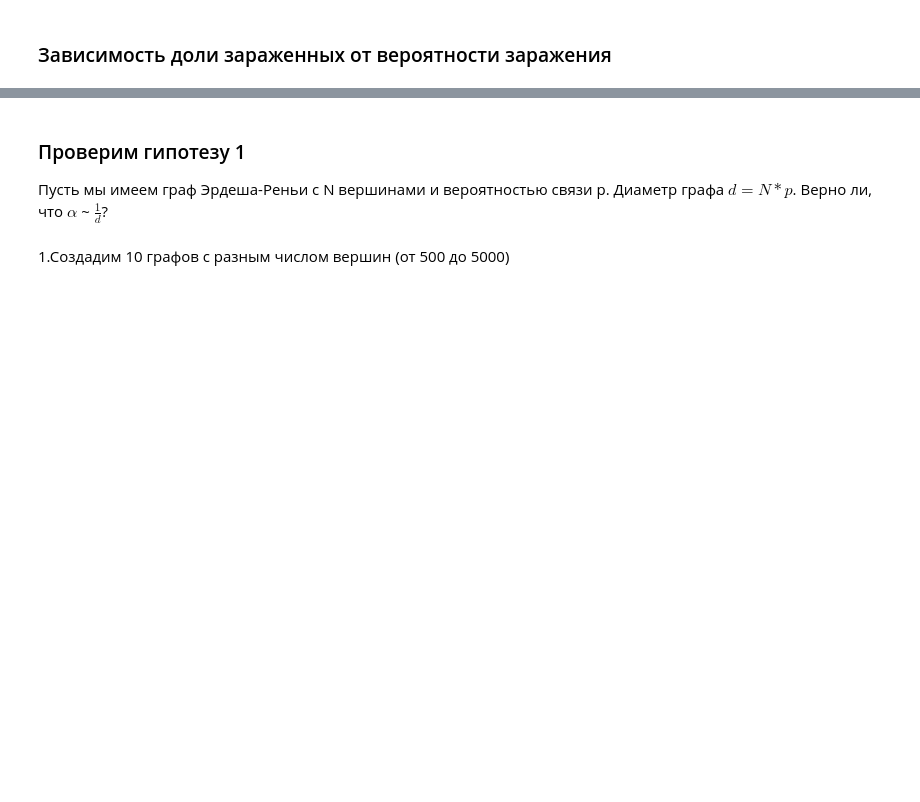
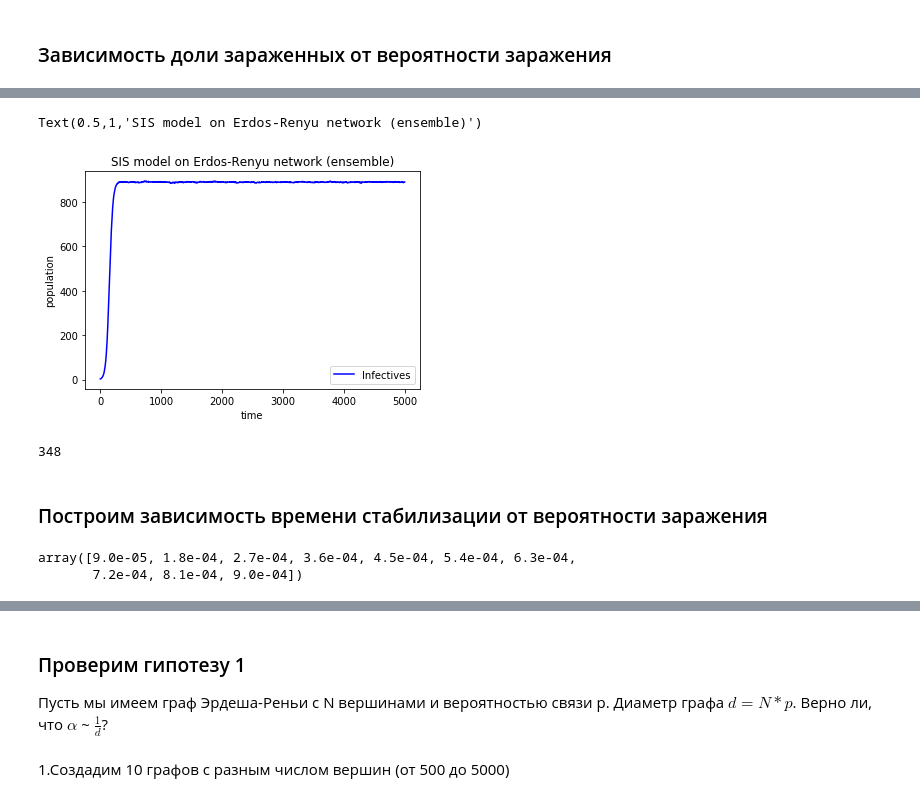
Before and after one commit to tsyrendylykova/multilayerNetwork, a Jupyter notebook: Senior thesis. Hypotheses 1.ipynb, the cells around one changed output, grey strips where cells are left out. Saved outputs shown, nothing was run; the diff lists cells and outputs as text; code cells hidden in the pictures; blank space fills up the shorter version.

Commit message:
stability time as a function of infected prob

```diff
--- a/Senior thesis. Hypotheses 1.ipynb
+++ b/Senior thesis. Hypotheses 1.ipynb
@@ -32,9 +32,9 @@ class Model():
         sListSIS = []
         iListSIS = []
 
-        while (S>0) and (I > 0) and (time_sis<5000):
+        while (S > 0) and (I > 0) and (time_sis<5000):
             newI = 0
-            for i in range(S-1):
+            for i in range(S):
                 for j in nx.all_neighbors(G, i):
                     if random.random() < threshold_inf*(I/N):
                         newI += 1
@@ -58,6 +58,14 @@ class Model():
         #plt.title('SIS model on Erdos-Renyu network')
         #f.savefig('sis_network.png')
 
+        if time_sis < 5000 and (S <= 0 or I <= 0):
+            count_add = 5000 - len(iListSIS)
+            for i in range(count_add):
+                if I <= 0:
+                    iListSIS.append(0)
+                if S <= 0:
+                    iListSIS.append(G.number_of_nodes())
+
         return iListSIS, sListSIS
 # %%
 exSIS_Network = Model(susc=1000, inf=3, rec=0, inf_prob=0.00009, susc_prob=0.0005)
@@ -105,7 +115,7 @@ print(nx.number_of_edges(G_ensemble[0]), nx.number_of_edges(G_ensemble[1]))
 # %%
 inf_array = []
 for g in G_ensemble:
-    exSIS_Network = Model(susc=1000, inf=3, rec=0, inf_prob=0.00009, susc_prob=0.0005)
+    exSIS_Network = Model(susc=997, inf=3, rec=0, inf_prob=0.00009, susc_prob=0.0005)
     inf, susc = exSIS_Network.create_SIS_on_Network(g)
     inf_array.append(inf)
 # %%
@@ -136,0 +149,10 @@ get_stability_time(avrg_inf, 5000, 500, 0.1, 1)
+# %%
+inf_array = []
+exSIS_Network = Model(susc=997, inf=3, rec=0, inf_prob=0.00009, susc_prob=0.005)
+for g in G_ensemble:
+    inf, susc = exSIS_Network.create_SIS_on_Network(g)
+    inf_array.append(inf)
+# %%
+ens_inf = np.stack((inf_array), axis=-1)
+avrg_inf = [np.mean(lst) for lst in ens_inf]
+ens_inf
@@ -136,0 +167,22 @@ get_stability_time(avrg_inf, 5000, 500, 0.1, 1)
+# %%
+f = plt.figure()
+plt.plot(avrg_inf, 'b', label='Infectives')
+plt.legend()
+plt.xlabel('time')
+plt.ylabel('population')
+plt.title('SIS model on Erdos-Renyu network (ensemble)')
+# %% [output]
+Text(0.5,1,'SIS model on Erdos-Renyu network (ensemble)')
+[figure, added]
+# %%
+get_stability_time(avrg_inf, 5000, 500, 0.1, 1)
+# %% [output]
+348
+# %% [markdown]
+### Построим зависимость времени стабилизации от вероятности заражения
+# %%
+p_inf_arr = np.linspace(0.00009, 0.0009, 10)
+p_inf_arr
+# %% [output]
+array([9.0e-05, 1.8e-04, 2.7e-04, 3.6e-04, 4.5e-04, 5.4e-04, 6.3e-04,
+       7.2e-04, 8.1e-04, 9.0e-04])
```
Also changed, not shown: parts of 9 cells of this notebook.
